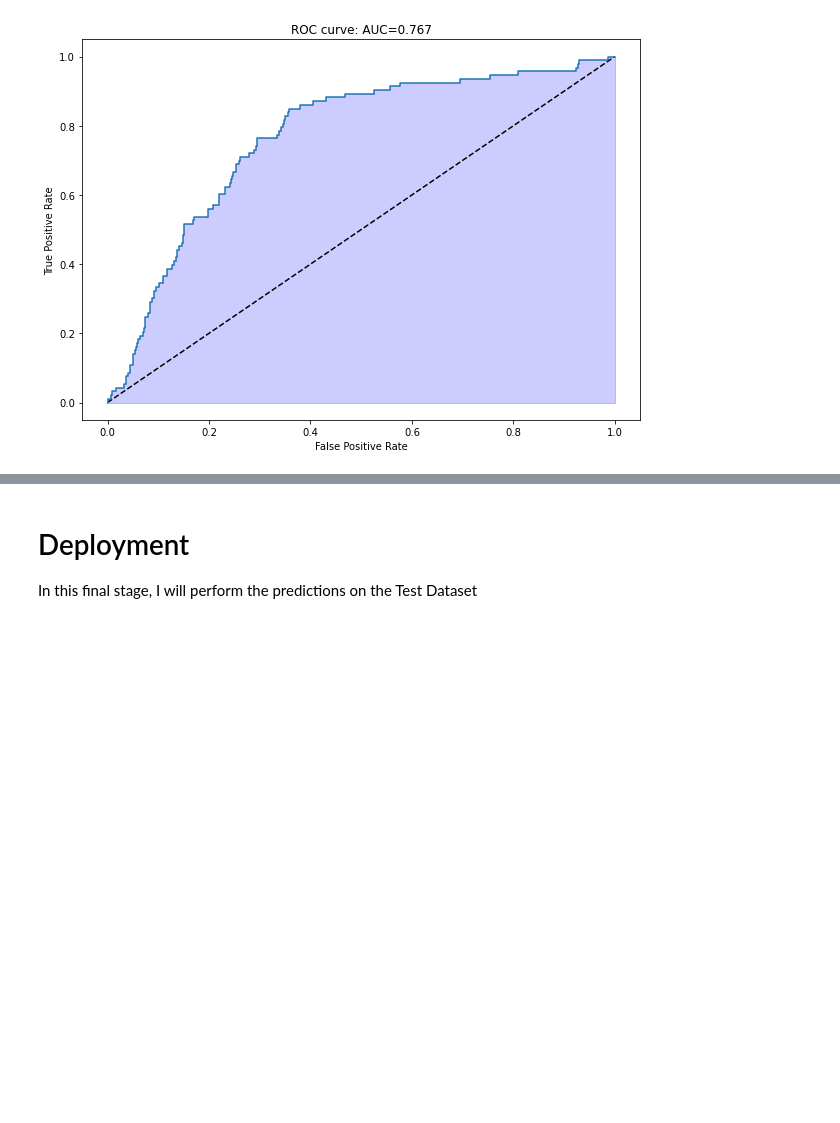
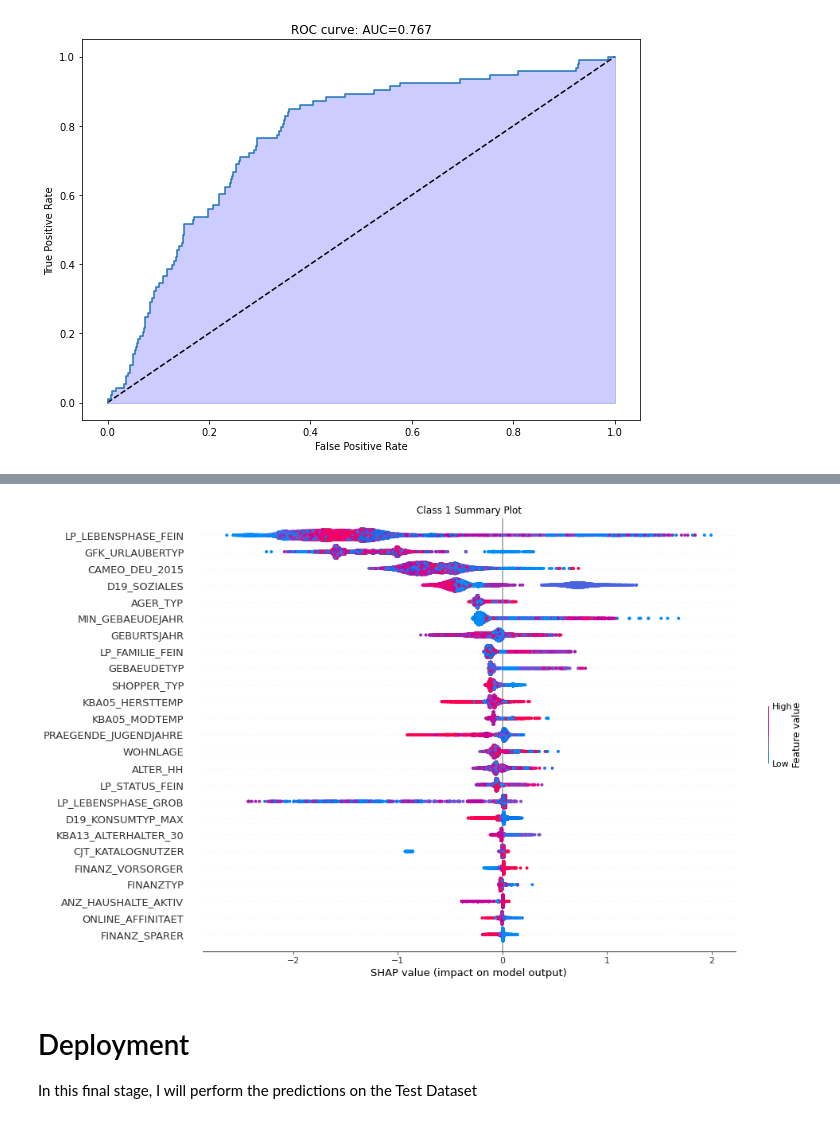
Before and after one commit to Mbugz1000/Customer-Segmentation-Report-for-Arvato-Financial-Services, a Jupyter notebook: src/Supervised Learning Model.ipynb, the cells around one changed output, grey strips where cells are left out. Drawn from its saved outputs; the diff is of its cells as text; code cells hidden in the pictures; blank space fills up the shorter version.

```diff
--- a/src/Supervised Learning Model.ipynb
+++ b/src/Supervised Learning Model.ipynb
@@ -547,3 +613,7 @@ plot_roc_curve(y_test, y_pred_prob)
+# %%
+plot_cluster_summary_plot(1, no_of_features=25, plot_type='dot', plot_size=(15,10))
+# %% [output]
+[figure, added]
 # %%
 with open(processed_dir + 'grid_search_best.pkl', mode='wb') as fp:
     cPickle.dump(grid_search_best, fp)
```
Also changed, not shown: parts of 13 cells of this notebook, 29 other files.
